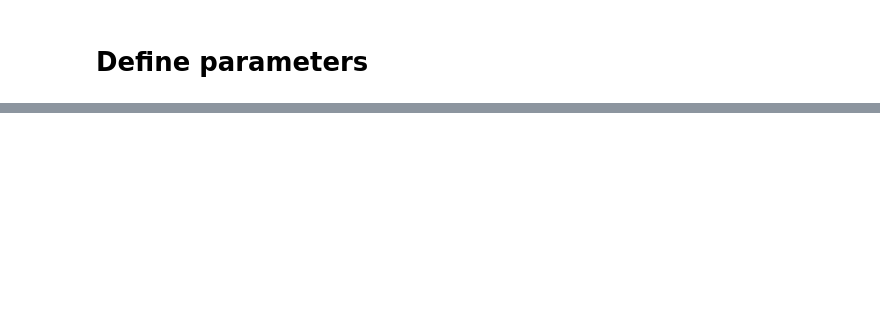
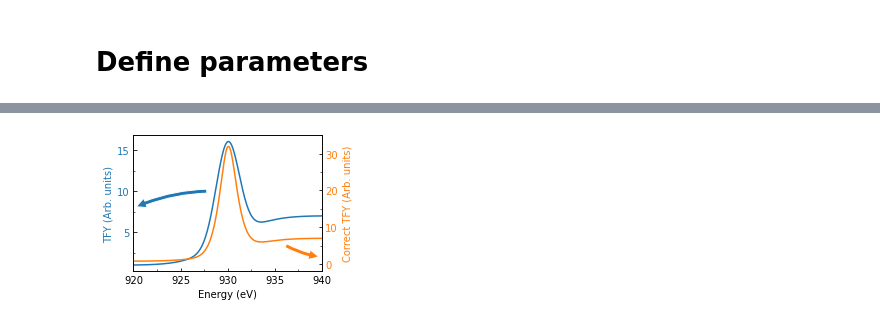
Before and after one commit to mpmdean/xray_self_absorption_correction, a Jupyter notebook: self_absorption_correction.ipynb, the cells around one changed output, grey strips where cells are left out. Saved outputs shown, nothing was run; the diff lists cells and outputs as text; code cells hidden in the pictures; blank space fills up the shorter version.

```diff
--- a/self_absorption_correction.ipynb
+++ b/self_absorption_correction.ipynb
@@ -74,0 +79,52 @@ ax.legend()
+# %%
+fig, axl = plt.subplots(figsize=(3+3/8, 2.5))
+
+axl.plot(energy, mu, label='mu')
+axl.set_ylabel('TFY (Arb. units)', color='C0')
+
+
+axr = axl.twinx()
+axr.plot(energy, mu_corr, color='C1')
+axr.set_ylabel('Correct TFY (Arb. units)', color='C1')
+
+axl.set_xlim(left=920, right=940)
+axr.set_ylim(bottom=-2, top=35)
+
+
+
+axl.set_xlabel('Energy (eV)')
+
+#fig.subplots_adjust(right=0.8, bottom=0.18)
+axl.xaxis.set_major_locator(mpl.ticker.MultipleLocator(5))
+axl.yaxis.set_major_locator(mpl.ticker.MultipleLocator(5))
+axr.yaxis.set_major_locator(mpl.ticker.MultipleLocator(10))
+
+axl.xaxis.set_minor_locator(mpl.ticker.AutoMinorLocator(2))
+axl.yaxis.set_minor_locator(mpl.ticker.AutoMinorLocator(2))
+axr.yaxis.set_minor_locator(mpl.ticker.AutoMinorLocator(2))
+
+arrow_l = mpl.patches.FancyArrowPatch(
+        (928, 10),
+        (920.1, 8),
+        connectionstyle='arc3, rad=0.1',
+        mutation_scale=20,
+    facecolor='C0',
+    edgecolor='w',
+    )
+
+arrow_r = mpl.patches.FancyArrowPatch(
+        (936, 3.5),
+        (939.9, 2),
+        connectionstyle='arc3, rad=0.1',
+        mutation_scale=20,
+    facecolor='C1',
+    edgecolor='w',
+    )
+
+[axl.add_patch(arr) for arr in [arrow_l, arrow_r]]
+
+for ax, color in zip([axl, axr], ['C0', 'C1']):
+    for t in ax.get_yticklabels():
+        t.set_color(color)
+# %% [output]
+[figure, added]
```
Also changed, not shown: parts of 3 cells of this notebook.
